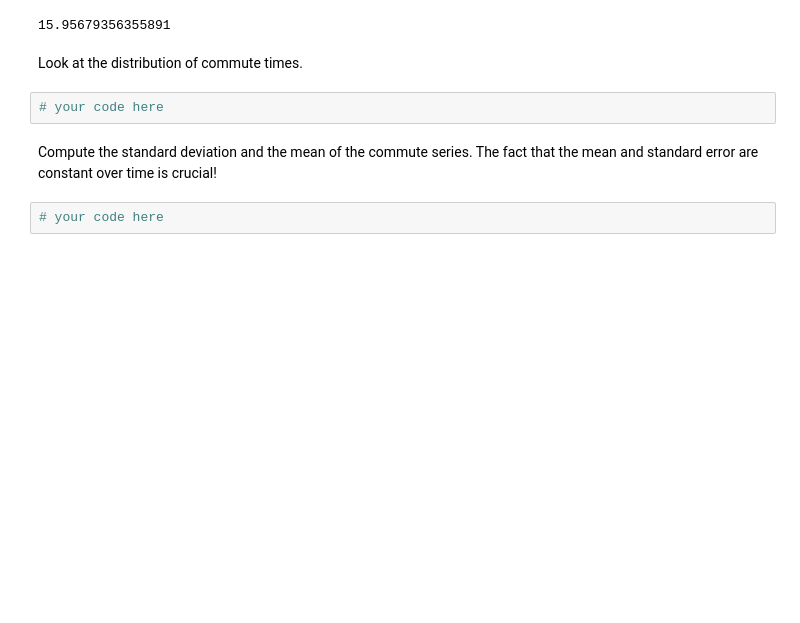
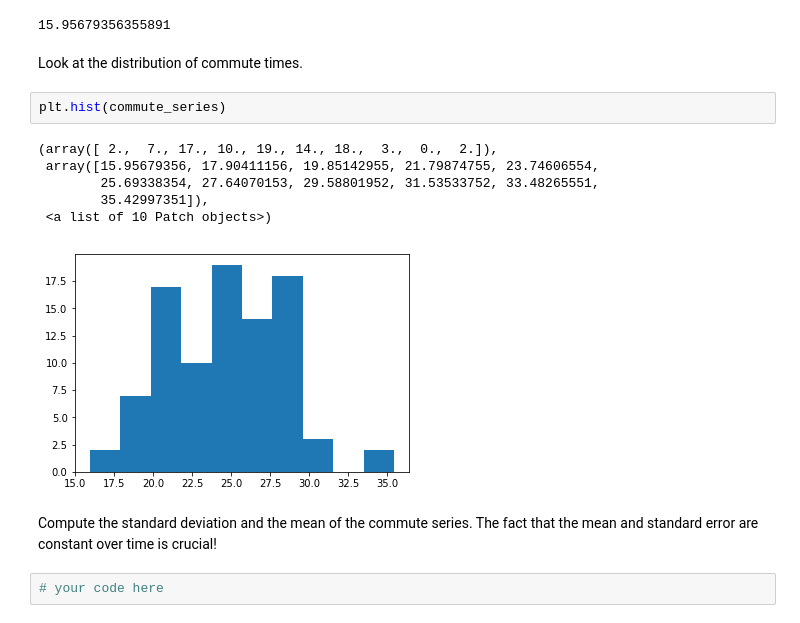
Before and after one commit to lewi0332/dsc-3-26-03-basic-time-series-models-lab-nyc-ds-career-012819, a Jupyter notebook: index.ipynb, the cells around one changed output. Saved outputs shown, nothing was run; the diff lists cells and outputs as text; blank space fills up the shorter version.

```diff
--- a/index.ipynb
+++ b/index.ipynb
@@ -60,8 +60,15 @@ commute_series.min()
 15.95679356355891
 # %% [markdown]
 Look at the distribution of commute times.
-# %%
-# your code here
+# %%
+plt.hist(commute_series)
+# %% [output]
+(array([ 2.,  7., 17., 10., 19., 14., 18.,  3.,  0.,  2.]),
+ array([15.95679356, 17.90411156, 19.85142955, 21.79874755, 23.74606554,
+        25.69338354, 27.64070153, 29.58801952, 31.53533752, 33.48265551,
+        35.42997351]),
+ <a list of 10 Patch objects>)
+[figure, added]
 # %% [markdown]
 Compute the standard deviation and the mean of the commute series. The fact that the mean and standard error are constant over time is crucial!
 # %%
```
